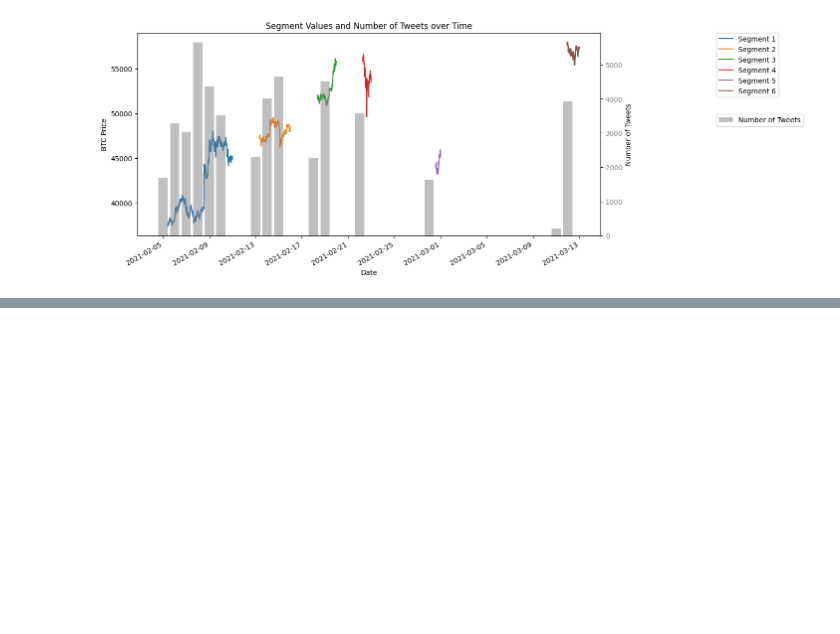
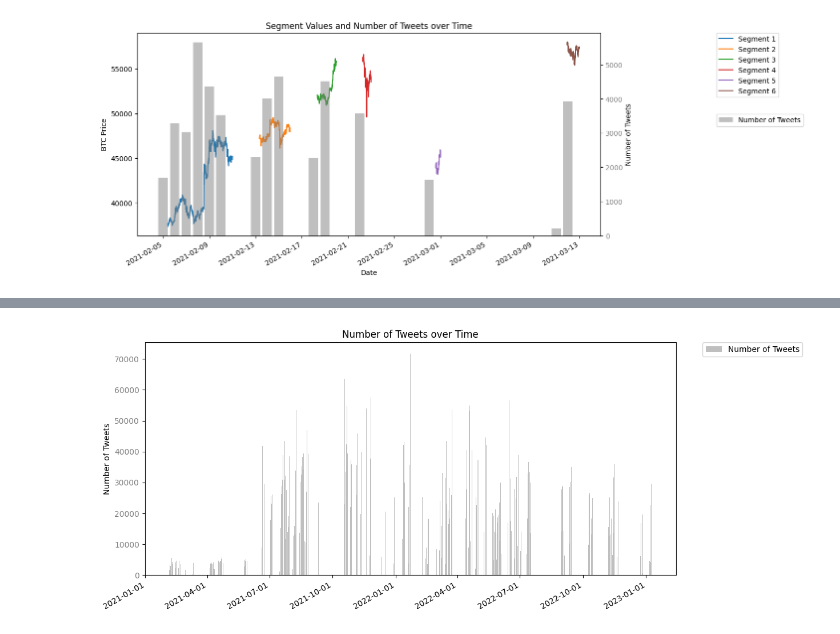
Before and after one commit to jamesrockey/Evolving-Sentiment, a Jupyter notebook: main.ipynb, the cells around one changed output, grey strips where cells are left out. Saved outputs shown, nothing was run; the diff lists cells and outputs as text; code cells hidden in the pictures; blank space fills up the shorter version.

```diff
--- a/main.ipynb
+++ b/main.ipynb
@@ -811,0 +924,4 @@ See the caveats in the documentation: https://pandas.pydata.org/pandas-docs/stab
+# %%
+import pandas as pd
+big_df = pd.read_csv('complete_datasets/Bitcoin_tweets.csv', sep=',', header=0)
+big_df.head()
@@ -811,0 +935,9 @@ See the caveats in the documentation: https://pandas.pydata.org/pandas-docs/stab
+# %%
+
+
+big_df['date'] = pd.to_datetime(big_df['date'], errors='coerce')
+
+# drop row 64943
+
+
+big_df.info()
@@ -811,0 +965,32 @@ See the caveats in the documentation: https://pandas.pydata.org/pandas-docs/stab
+# %%
+# Sort the data by date
+big_df = big_df.sort_values('date')
+
+# Assuming ax1 is already defined
+fig, ax1 = plt.subplots()
+
+# Create a secondary y-axis
+ax1.bar(big_df['date'], big_df['count'], label='Number of Tweets', alpha=0.5, color='grey')
+ax1.set_ylabel('Number of Tweets')
+ax1.tick_params(axis='y', labelcolor='grey')
+
+# Adding legends and title
+ax1.legend(loc='upper left', bbox_to_anchor=(1.05, 1), borderaxespad=0.)
+
+plt.title('Number of Tweets over Time')
+
+# Set a major tick locator and a formatter for the x-axis
+ax1.xaxis.set_major_locator(mdates.AutoDateLocator())
+ax1.xaxis.set_major_formatter(mdates.DateFormatter('%Y-%m-%d'))
+
+# Rotate and align the tick labels
+fig.autofmt_xdate()
+
+# Increase the size of the figure
+fig.set_size_inches(12, 6)
+
+# Redraw the figure to update the changes
+fig.canvas.draw()
+plt.show()
+# %% [output]
+[figure, added]
```
Also changed, not shown: parts of 19 cells of this notebook, 1 other file.
